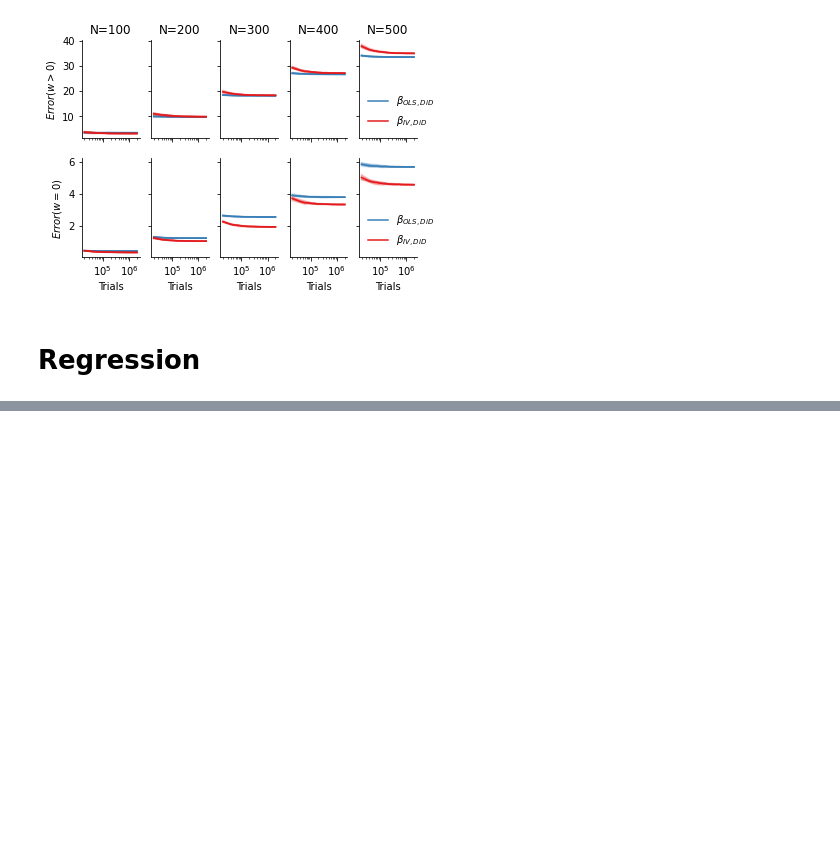
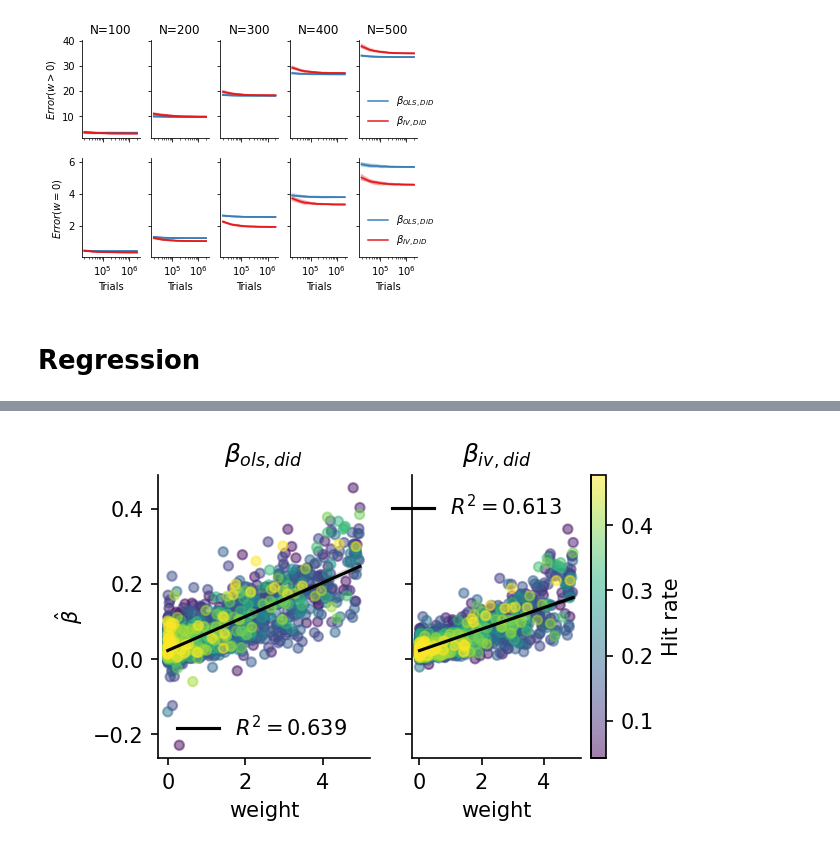
Before and after one commit to lepmik/causal-optoconnectics, a Jupyter notebook: notebooks/sweep_10_realistic_full_confounding.ipynb, the cells around one changed output, grey strips where cells are left out. Cells and saved outputs as stored; diff of their text form; code cells hidden in the pictures; blank space fills up the shorter version.

```diff
--- a/notebooks/sweep_10_realistic_full_confounding.ipynb
+++ b/notebooks/sweep_10_realistic_full_confounding.ipynb
@@ -87,0 +87,8 @@ plot_false_positives(samples, index, ['beta_ols_did', 'beta_iv_did', 'beta_brew_
+# %%
+df['ww'] = df.hit_rate.round(3)
+# %%
+subsample = df.groupby('ww').sample(df.groupby('ww').count().source.min())
+# %%
+plot_regression(subsample.query('weight>0'), ['beta_ols_did','beta_iv_did'], scatter_kws=dict(s=20, alpha=.5), clabel='Hit rate')
+# %% [output]
+[figure, added]
```
Also changed, not shown: parts of 9 cells of this notebook, 4 other files.
